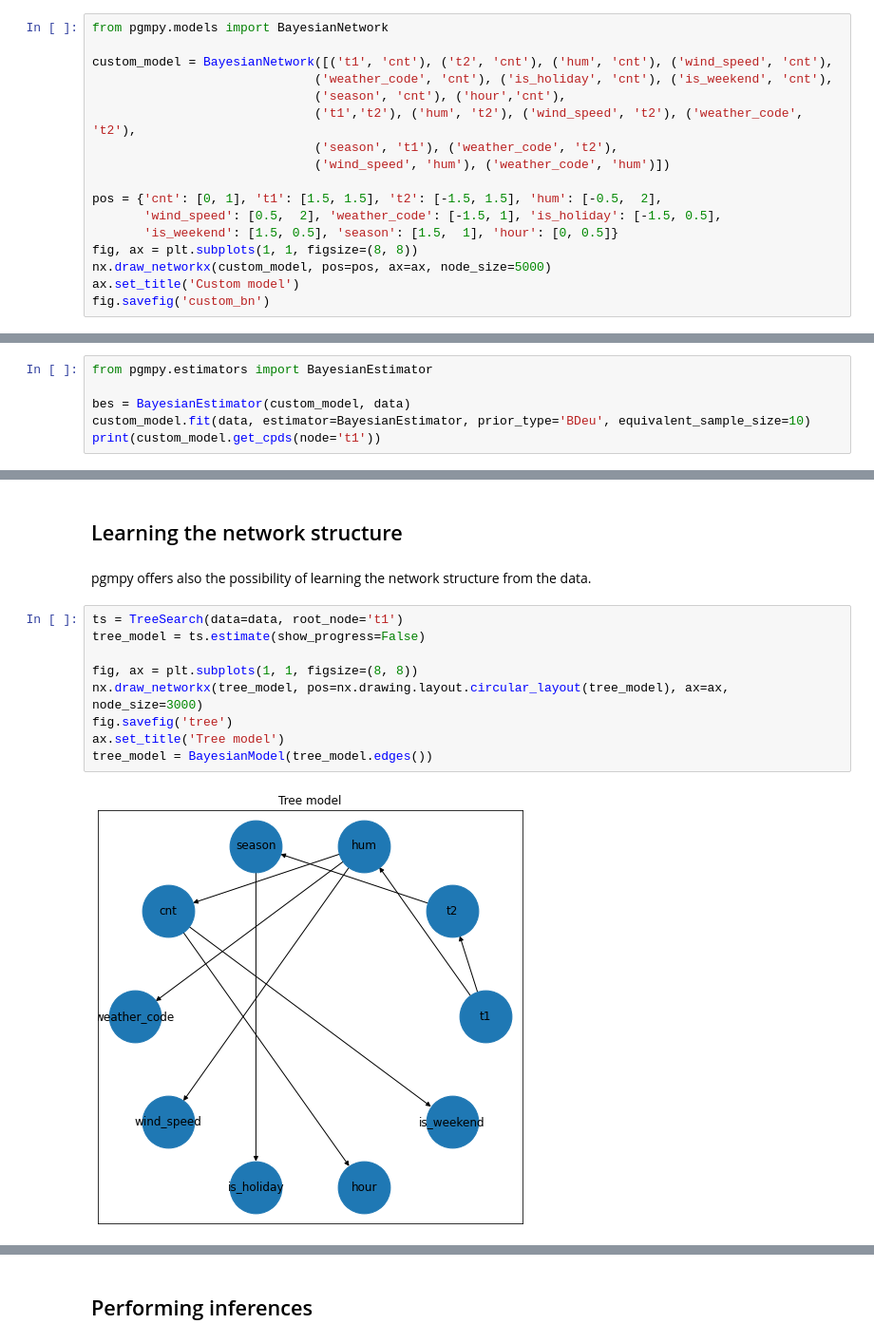
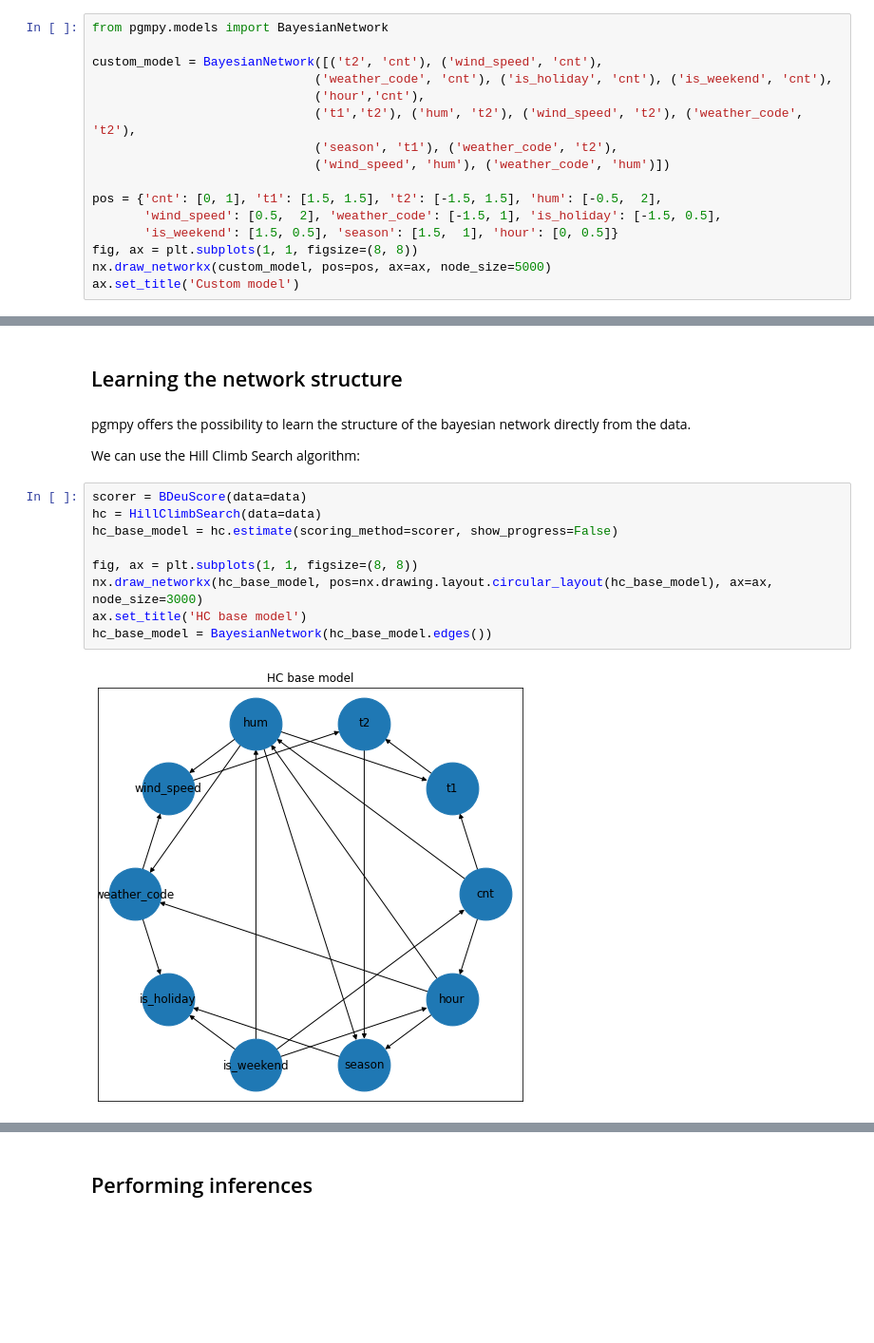
Before and after one commit to CarloLonghi/bike-sharing-prediction, a Jupyter notebook: bike_rental_prediction.ipynb, the cells around one changed output, grey strips where cells are left out. Shown at 95% size. Drawn from its saved outputs; the diff is of its cells as text; blank space fills up the shorter version.

```diff
--- a/bike_rental_prediction.ipynb
+++ b/bike_rental_prediction.ipynb
@@ -150,9 +163,9 @@ Index(['cnt', 't1', 't2', 'hum', 'wind_speed', 'weather_code', 'is_holiday',
 # %%
 from pgmpy.models import BayesianNetwork
 
-custom_model = BayesianNetwork([('t1', 'cnt'), ('t2', 'cnt'), ('hum', 'cnt'), ('wind_speed', 'cnt'),
+custom_model = BayesianNetwork([('t2', 'cnt'), ('wind_speed', 'cnt'),
                               ('weather_code', 'cnt'), ('is_holiday', 'cnt'), ('is_weekend', 'cnt'),
-                              ('season', 'cnt'), ('hour','cnt'),
+                              ('hour','cnt'),
                               ('t1','t2'), ('hum', 't2'), ('wind_speed', 't2'), ('weather_code', 't2'),
                               ('season', 't1'), ('weather_code', 't2'),
                               ('wind_speed', 'hum'), ('weather_code', 'hum')])
@@ -163,5 +176,4 @@ pos = {'cnt': [0, 1], 't1': [1.5, 1.5], 't2': [-1.5, 1.5], 'hum': [-0.5,  2],
 fig, ax = plt.subplots(1, 1, figsize=(8, 8))
 nx.draw_networkx(custom_model, pos=pos, ax=ax, node_size=5000)
 ax.set_title('Custom model')
-fig.savefig('custom_bn')
 # %% [output]
@@ -193,6 +218,0 @@ A way to overcome this problem is to use a Bayesian Estimator, with some prior:
-# %%
-from pgmpy.estimators import BayesianEstimator
-
-bes = BayesianEstimator(custom_model, data)
-custom_model.fit(data, estimator=BayesianEstimator, prior_type='BDeu', equivalent_sample_size=10)
-print(custom_model.get_cpds(node='t1'))
@@ -215,15 +219,17 @@ This network sums up our knowledge about the data.
 # %% [markdown]
 ## Learning the network structure
 # %% [markdown]
-pgmpy offers also the possibility of learning the network structure from the data.
+pgmpy offers the possibility to learn the structure of the bayesian network directly from the data.
+
+We can use the Hill Climb Search algorithm:
 # %%
-ts = TreeSearch(data=data, root_node='t1')
-tree_model = ts.estimate(show_progress=False)
+scorer = BDeuScore(data=data)
+hc = HillClimbSearch(data=data)
+hc_base_model = hc.estimate(scoring_method=scorer, show_progress=False)
 
 fig, ax = plt.subplots(1, 1, figsize=(8, 8))
-nx.draw_networkx(tree_model, pos=nx.drawing.layout.circular_layout(tree_model), ax=ax, node_size=3000)
-fig.savefig('tree')
-ax.set_title('Tree model')
-tree_model = BayesianModel(tree_model.edges())
+nx.draw_networkx(hc_base_model, pos=nx.drawing.layout.circular_layout(hc_base_model), ax=ax, node_size=3000)
+ax.set_title('HC base model')
+hc_base_model = BayesianNetwork(hc_base_model.edges())
 # %% [output]
-[figure, old version]
+[figure, new version]
```
Also changed, not shown: parts of 45 cells of this notebook, 4 other files.
